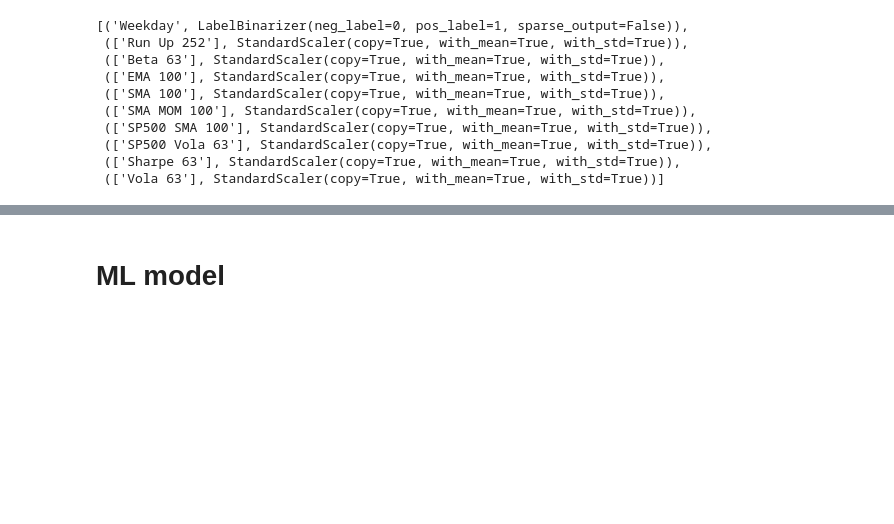
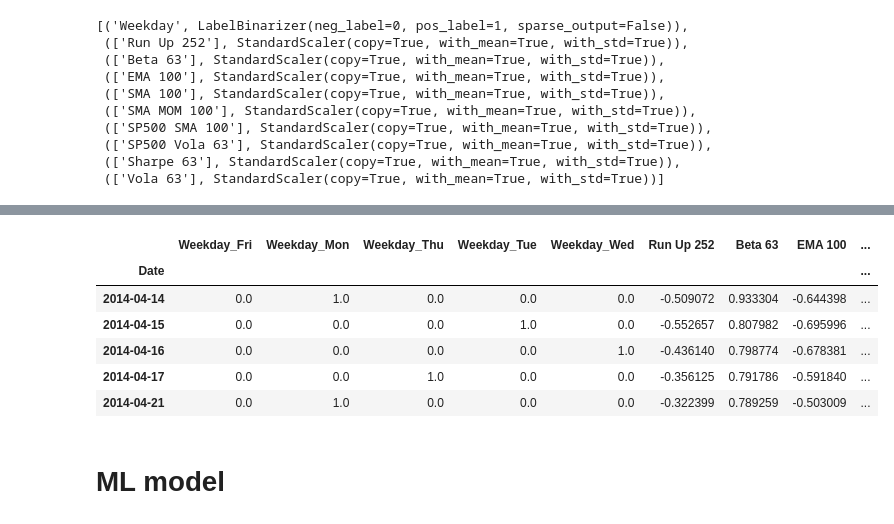
Before and after one commit to minimalgeek/DeepLearning, a Jupyter notebook: Stock/notebooks/Udacity/04_a_aapl_feature_engineering_and_random_forest.ipynb, the cells around one changed output, grey strips where cells are left out. Drawn from its saved outputs; the diff is of its cells as text; code cells hidden in the pictures; blank space fills up the shorter version.

```diff
--- a/Stock/notebooks/Udacity/04_a_aapl_feature_engineering_and_random_forest.ipynb
+++ b/Stock/notebooks/Udacity/04_a_aapl_feature_engineering_and_random_forest.ipynb
@@ -159,3 +159,13 @@ X_train.head()
+# %%
+X_test.head()
+# %% [output]
+|  | Weekday_Fri | Weekday_Mon | Weekday_Thu | Weekday_Tue | Weekday_Wed | Run Up 252 | Beta 63 | EMA 100 | ... |
+| Date |  |  |  |  |  |  |  |  | ... |
+| 2014-04-14 | 0.0 | 1.0 | 0.0 | 0.0 | 0.0 | -0.509072 | 0.933304 | -0.644398 | ... |
+| 2014-04-15 | 0.0 | 0.0 | 0.0 | 1.0 | 0.0 | -0.552657 | 0.807982 | -0.695996 | ... |
+| 2014-04-16 | 0.0 | 0.0 | 0.0 | 0.0 | 1.0 | -0.436140 | 0.798774 | -0.678381 | ... |
+| 2014-04-17 | 0.0 | 0.0 | 1.0 | 0.0 | 0.0 | -0.356125 | 0.791786 | -0.591840 | ... |
+| 2014-04-21 | 0.0 | 1.0 | 0.0 | 0.0 | 0.0 | -0.322399 | 0.789259 | -0.503009 | ... |
 # %% [markdown]
 # ML model
 # %%
```
Also changed, not shown: parts of 7 cells of this notebook, 1 other file.
